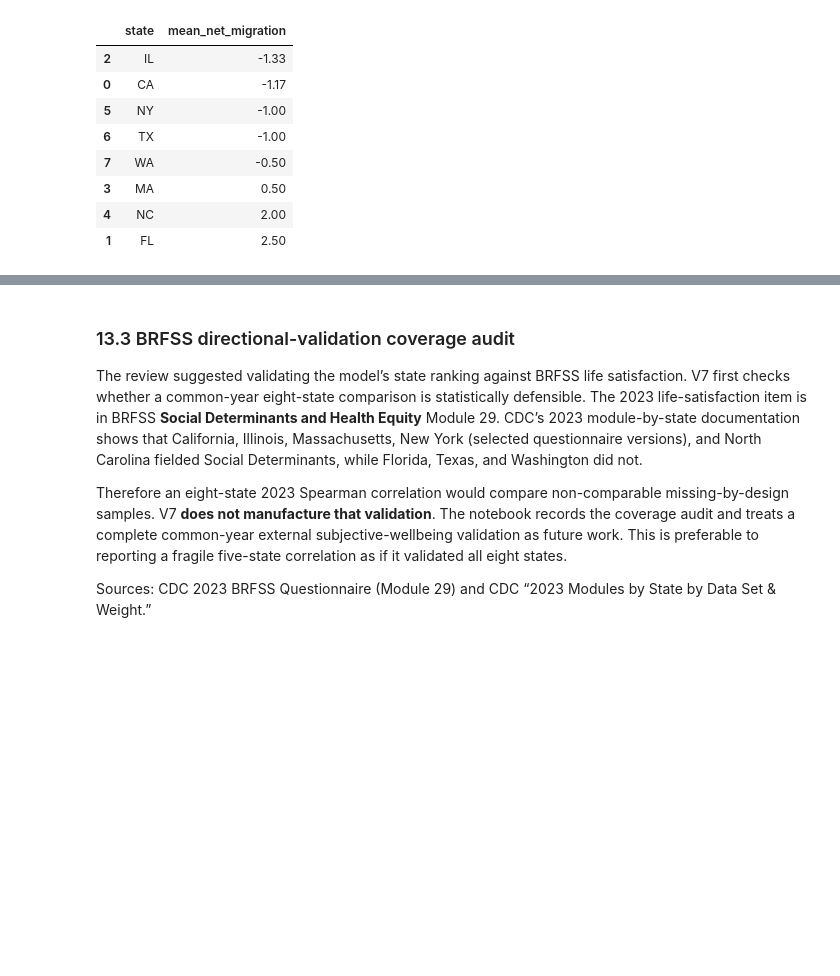
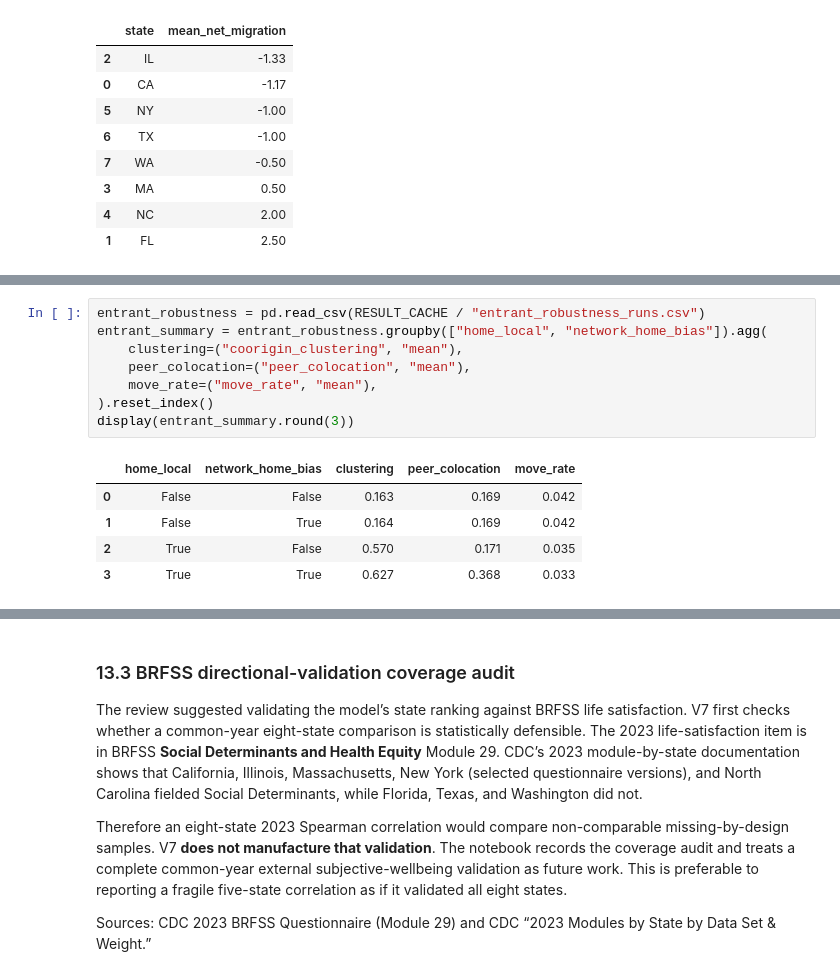
Before and after one commit to Jeremy-Xujia-Chen/CITS4403-GROUP-PROJECT, a Jupyter notebook: 0914-1_v8.ipynb, the cells around one changed output, grey strips where cells are left out. Saved outputs shown, nothing was run; the diff lists cells and outputs as text; blank space fills up the shorter version.

```diff
--- a/0914-1_v8.ipynb
+++ b/0914-1_v8.ipynb
@@ -2653,0 +2658,14 @@ display(competition_summary[["state", "mean_net_migration"]].sort_values("mean_n
+# %%
+entrant_robustness = pd.read_csv(RESULT_CACHE / "entrant_robustness_runs.csv")
+entrant_summary = entrant_robustness.groupby(["home_local", "network_home_bias"]).agg(
+    clustering=("coorigin_clustering", "mean"),
+    peer_colocation=("peer_colocation", "mean"),
+    move_rate=("move_rate", "mean"),
+).reset_index()
+display(entrant_summary.round(3))
+# %% [output]
+|  | home_local | network_home_bias | clustering | peer_colocation | move_rate |
+| 0 | False | False | 0.163 | 0.169 | 0.042 |
+| 1 | False | True | 0.164 | 0.169 | 0.042 |
+| 2 | True | False | 0.570 | 0.171 | 0.035 |
+| 3 | True | True | 0.627 | 0.368 | 0.033 |
```
Also changed, not shown: parts of 6 cells of this notebook, 8 other files.
